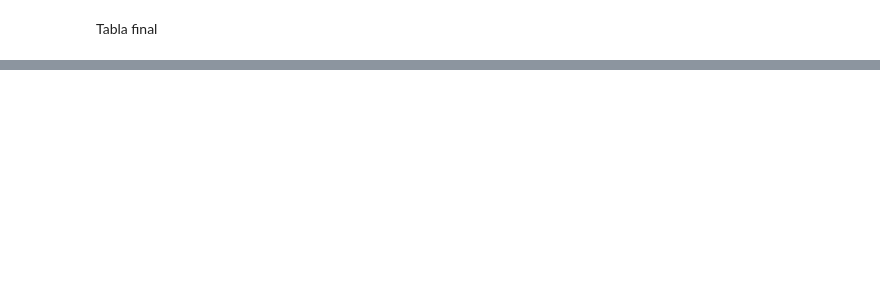
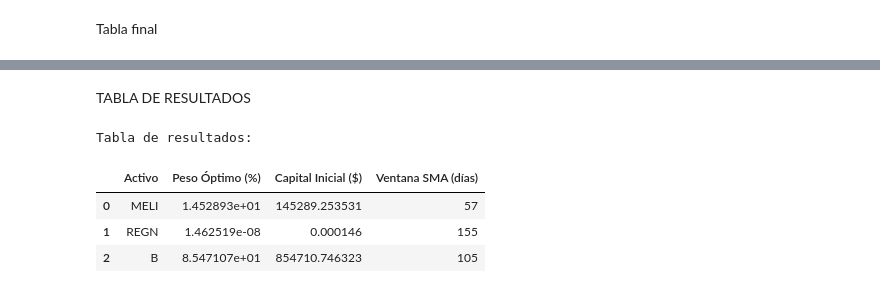
Before and after one commit to DayanniGodoy/MIA, a Jupyter notebook: proyecto_1.ipynb, the cells around one changed output, grey strips where cells are left out. Drawn from its saved outputs; the diff is of its cells as text; code cells hidden in the pictures; blank space fills up the shorter version.

```diff
--- a/proyecto_1.ipynb
+++ b/proyecto_1.ipynb
@@ -503,0 +804,31 @@ plt.show()
+# %%
+def crossover_fase2(padre1, padre2):
+
+    hijo = np.zeros(6)
+
+    # ------------------------------------------------------------
+    # Crossover de pesos
+    # ------------------------------------------------------------
+
+    alpha = np.random.random()
+
+    hijo[:3] = (
+        alpha * padre1[:3]
+        + (1 - alpha) * padre2[:3]
+    )
+
+    # Normalizar pesos
+    hijo[:3] = hijo[:3] / hijo[:3].sum()
+
+    # ------------------------------------------------------------
+    # Crossover de ventanas
+    # ------------------------------------------------------------
+
+    for i in range(3, 6):
+
+        if np.random.random() < 0.5:
+            hijo[i] = padre1[i]
+        else:
+            hijo[i] = padre2[i]
+
+    return hijo
@@ -503,0 +1012,18 @@ plt.show()
+# %% [markdown]
+TABLA DE RESULTADOS
+# %%
+tabla_resultados = pd.DataFrame({
+    "Activo": tickers,
+    "Peso Óptimo (%)": pesos_optimos * 100,
+    "Capital Inicial ($)": pesos_optimos * capital,
+    "Ventana SMA (días)": ventanas_optimas
+})
+
+print("\nTabla de resultados:")
+display(tabla_resultados)
+# %% [output]
+Tabla de resultados:
+|  | Activo | Peso Óptimo (%) | Capital Inicial ($) | Ventana SMA (días) |
+| 0 | MELI | 1.452893e+01 | 145289.253531 | 57 |
+| 1 | REGN | 1.462519e-08 | 0.000146 | 155 |
+| 2 | B | 8.547107e+01 | 854710.746323 | 105 |
```
Also changed, not shown: parts of 38 cells of this notebook.
